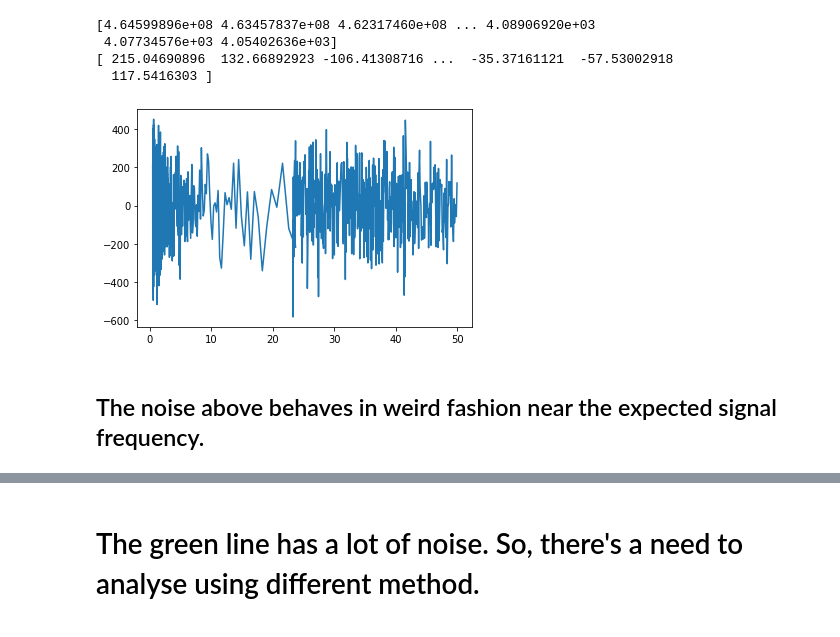
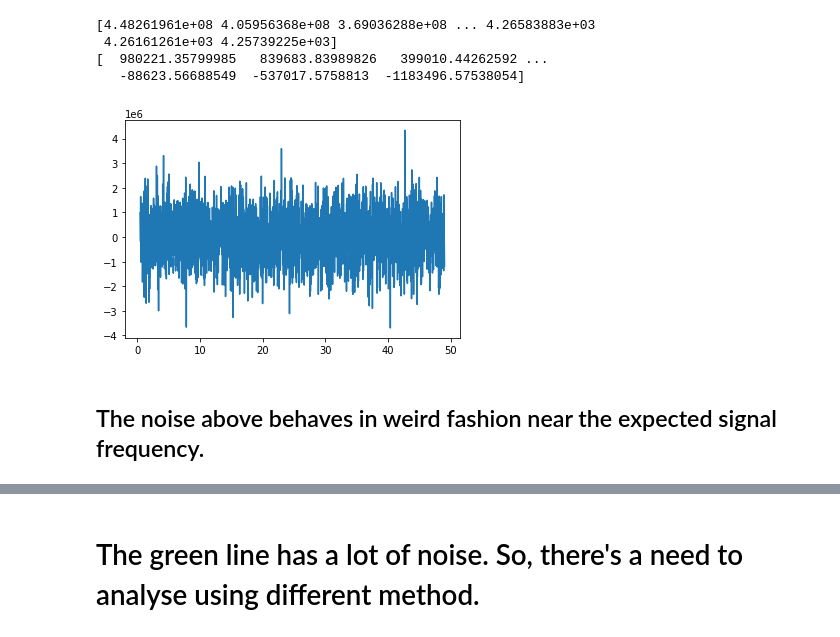
Before and after one commit to kssumanth27/Notebooks---signal, a Jupyter notebook: Power Law.ipynb, the cells around one changed output, grey strips where cells are left out. Cells and saved outputs as stored; diff of their text form; code cells hidden in the pictures.

```diff
--- a/Power Law.ipynb
+++ b/Power Law.ipynb
@@ -48,27 +72,3 @@ T_wdata = (T2 + Tsig_50)/ weight                 # T_wdata is foreground + signa
 #print(Tdata)
 #plt.plot(nu_50,T_wdata,'b-',label = 'data')
 #print(np.mean(T2))
-# %%
-# Power calculation for noise.
-
-Power = sum(Tdata**2)/len(Tsig_50)
-SNR = 1000000000000            #I'm not sure if I can take this,  but the reason I chose this so that noise doesn't get to
-                               # values to the signal at higher frequencies
-Power_noise = Power/SNR
-mean_noise = 0
-noise = np.random.normal(mean_noise,np.sqrt(Power_noise),len(Tsig_50))
-plt.plot(nu_50,noise)
-#plt.xlim(10,50)
-#plt.ylim(-1,1)
-print(Tdata)
-print(noise)
-##print(len(Tdata))
-#print(len(nu_50))
-# %% [output]
-[4.64599896e+08 4.63457837e+08 4.62317460e+08 ... 4.08906920e+03
- 4.07734576e+03 4.05402636e+03]
-[ 215.04690896  132.66892923 -106.41308716 ...  -35.37161121  -57.53002918
-  117.5416303 ]
-[figure, removed]
-# %% [markdown]
-## The noise above behaves in weird fashion near the expected signal frequency.
@@ -76,0 +75,25 @@ T_wndata = (Tdata + noise)/weight #T_wndata is weighted data with noise
+# %%
+# Power calculation for noise.
+
+Power = sum(Tdata**2)/len(Tsig_50)
+SNR = 1E6            #I'm not sure if I can take this,  but the reason I chose this so that noise doesn't get to
+                               # values to the signal at higher frequencies
+Power_noise = Power/SNR
+mean_noise = 0
+#noise = np.random.normal(mean_noise,np.sqrt(Power_noise),len(Tsig_50))
+noise = np.random.normal(mean_noise,SNR,len(Tsig_50))
+plt.plot(nu_50,noise)
+#plt.xlim(10,50)
+#plt.ylim(-1,1)
+print(Tdata)
+print(noise)
+##print(len(Tdata))
+#print(len(nu_50))
+# %% [output]
+[4.48261961e+08 4.05956368e+08 3.69036288e+08 ... 4.26583883e+03
+ 4.26161261e+03 4.25739225e+03]
+[  980221.35799985   839683.83989826   399010.44262592 ...
+   -88623.56688549  -537017.5758813  -1183496.57538054]
+[figure, added]
+# %% [markdown]
+## The noise above behaves in weird fashion near the expected signal frequency.
```
Also changed, not shown: parts of 14 cells of this notebook.
